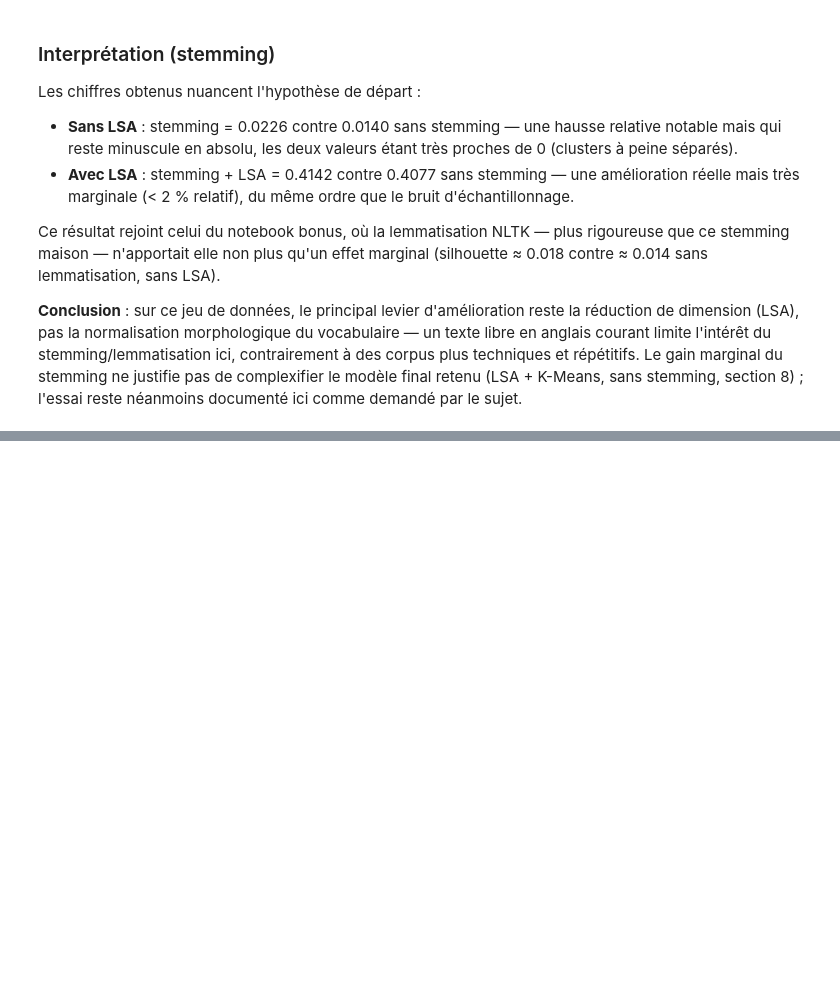
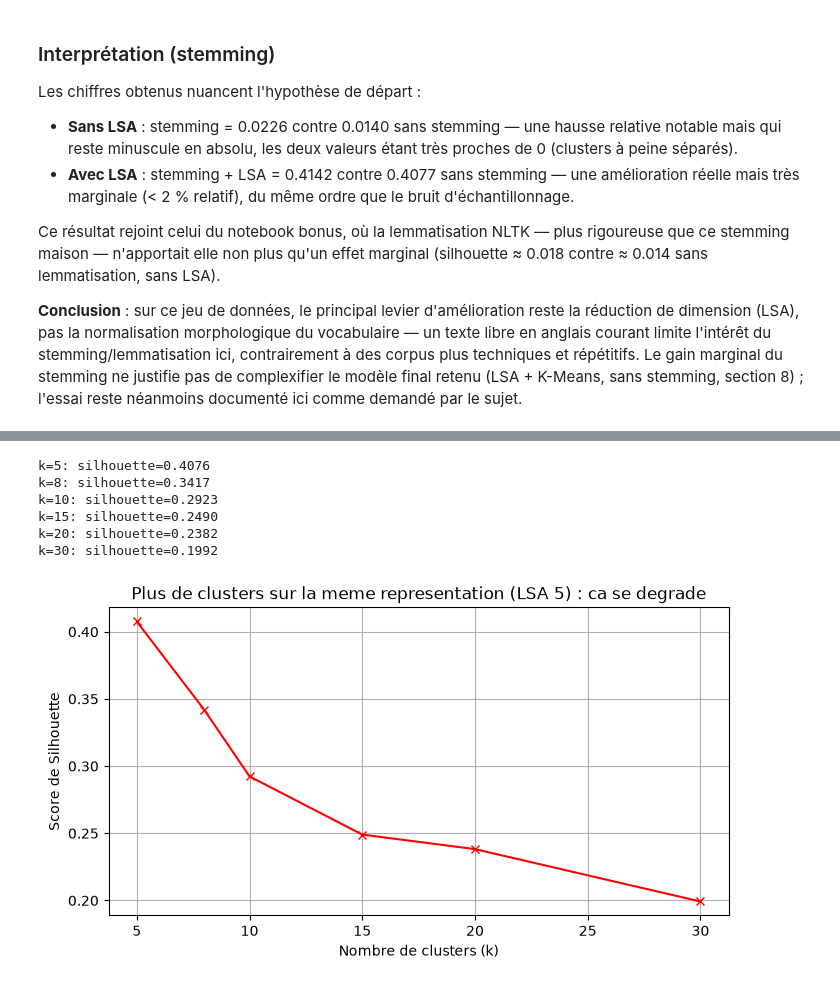
Before and after one commit to LouiSvon/cvrie, a Jupyter notebook: notebooks/unsupervised_learning.ipynb, the cells around one changed output, grey strips where cells are left out. Saved outputs shown, nothing was run; the diff lists cells and outputs as text; code cells hidden in the pictures; blank space fills up the shorter version.

```diff
--- a/notebooks/unsupervised_learning.ipynb
+++ b/notebooks/unsupervised_learning.ipynb
@@ -425,0 +435,27 @@ le sujet.
+# %%
+# Meme representation (TF-IDF 500 + LSA 5 composantes), on augmente juste k
+svd_naif = TruncatedSVD(n_components=5, random_state=42)
+X_lsa_naif = svd_naif.fit_transform(X)
+
+k_range_large = [5, 8, 10, 15, 20, 30]
+scores_naifs = []
+for k in k_range_large:
+    labels = KMeans(n_clusters=k, random_state=42, n_init=10).fit_predict(X_lsa_naif)
+    scores_naifs.append(silhouette_score(X_lsa_naif, labels))
+    print(f"k={k}: silhouette={scores_naifs[-1]:.4f}")
+
+plt.figure(figsize=(8, 4))
+plt.plot(k_range_large, scores_naifs, 'rx-')
+plt.xlabel('Nombre de clusters (k)')
+plt.ylabel('Score de Silhouette')
+plt.title("Plus de clusters sur la meme representation (LSA 5) : ca se degrade")
+plt.grid(True)
+plt.show()
+# %% [output]
+k=5: silhouette=0.4076
+k=8: silhouette=0.3417
+k=10: silhouette=0.2923
+k=15: silhouette=0.2490
+k=20: silhouette=0.2382
+k=30: silhouette=0.1992
+[figure, added]
```
Also changed, not shown: parts of 14 cells of this notebook.
